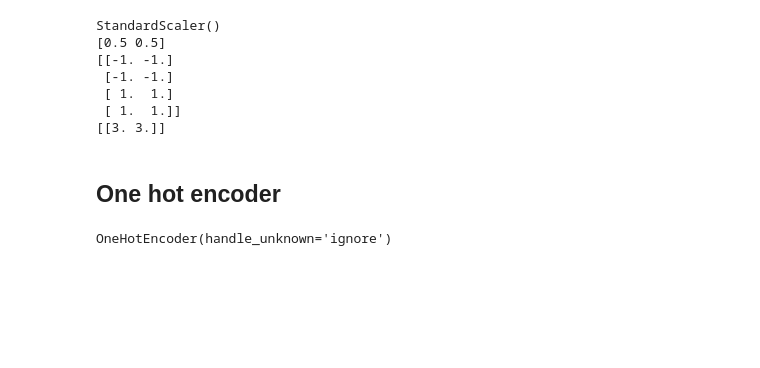
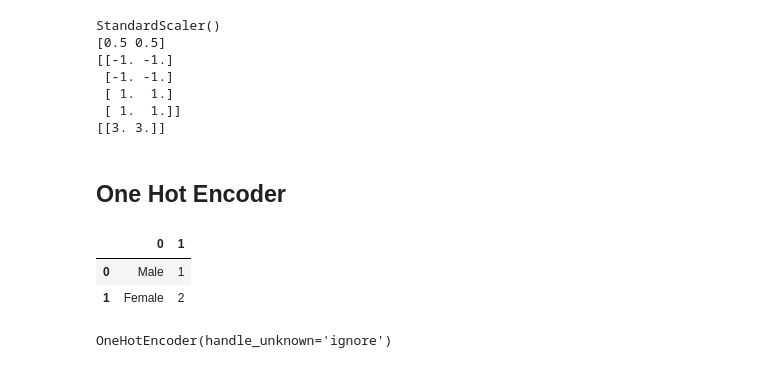
Before and after one commit to raafat-hantoush/IH_RH_DA_FT_AUG_2021, a Jupyter notebook: Class Materials/Statistics/Notebook_Data_Trasnformation.ipynb, the cells around one changed output. Cells and saved outputs as stored; diff of their text form; code cells hidden in the pictures; blank space fills up the shorter version.

```diff
--- a/Class Materials/Statistics/Notebook_Data_Trasnformation.ipynb
+++ b/Class Materials/Statistics/Notebook_Data_Trasnformation.ipynb
@@ -359,4 +379,12 @@ StandardScaler()
  [ 1.  1.]]
 [[3. 3.]]
 # %% [markdown]
-## One hot encoder
+## One Hot Encoder
+# %%
+input_data=pd.DataFrame([["Male",1],["Female",2]])
+input_data
+pd.concat([input_data,pd.DataFrame(enc.fit_transform(input_data).toarray())],axis=1).iloc[:,2:]
+# %% [output]
+|  | 0 | 1 |
+| 0 | Male | 1 |
+| 1 | Female | 2 |
```
Also changed, not shown: parts of 7 cells of this notebook, 2 other files.
